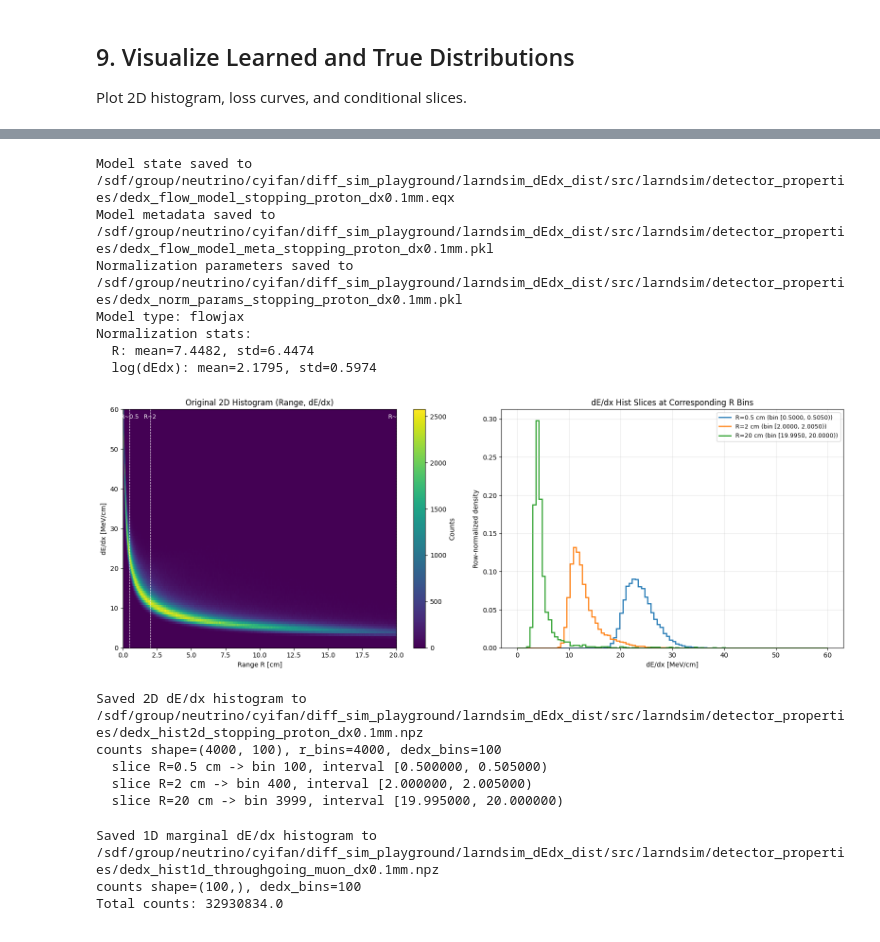
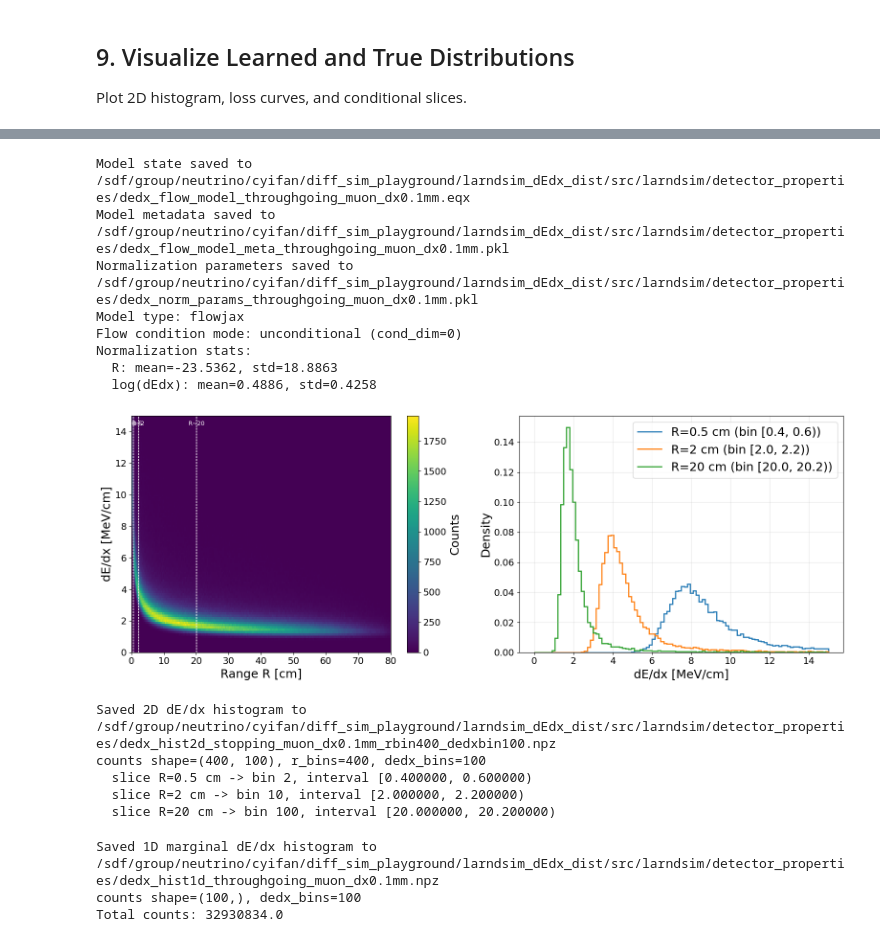
Before and after one commit to NuLads/larnd-sim-jax, a Jupyter notebook: cnf_range_dedx.ipynb, the cells around one changed output, grey strips where cells are left out. Saved outputs shown, nothing was run; the diff lists cells and outputs as text; code cells hidden in the pictures.

Commit message:
flow model training notebook

```diff
--- a/cnf_range_dedx.ipynb
+++ b/cnf_range_dedx.ipynb
@@ -313,7 +363,7 @@ flow_type = 'flowjax'  # flowjax or affine
 # Initialize model and optimizer (self-contained training cell)
 rng_key, subkey = jax.random.split(rng_key)
 if flow_type == 'flowjax':
-    model = make_flow(subkey)
+    model = make_flow(subkey, cond_dim=flow_cond_dim)
 else:
     model = make_flow_params(subkey, hidden_dim=64, n_layers=3)
 
@@ -390,7 +440,7 @@ else:
         new_model = optax.apply_updates(model, updates)
         return loss, new_model, new_opt_state
 
-print("Starting training...")
+print(f"Starting training with condition_mode={flow_condition_mode} (cond_dim={flow_cond_dim})...")
 global_step = 0
 for epoch in range(n_epochs):
     rng_key, subkey = jax.random.split(rng_key)
@@ -517,6 +567,11 @@ def sample_conditional(condition_normalized, n_samples, params, key, flow=None,
     conditions = jnp.asarray(condition_normalized, dtype=jnp.float32)
 
     if flow_type == 'flowjax':
+        # Unconditional path: ignore condition and draw directly.
+        if flow_cond_dim == 0:
+            samples = flow.sample(key, sample_shape=(n_samples,))
+            return jnp.asarray(samples).reshape(-1)
+
         # Scalar condition -> sample n_samples from one conditional distribution.
         if conditions.ndim == 0:
             condition_1d = jnp.asarray([conditions], dtype=jnp.float32)  # shape (1,)
@@ -754,10 +1457,17 @@ norm_params_serializable = {
     for k, v in norm_params.items()
 }
 
+# Keep compatibility keys for unconditional models as a convenience.
+if flow_cond_dim == 0:
+    norm_params_serializable.setdefault("R_mean", 0.0)
+    norm_params_serializable.setdefault("R_std", 1.0)
+
 model_meta = {
     "flow_type": flow_type,
     "model_state_file": model_state_path.name,
     "norm_params": norm_params_serializable,
+    "condition_mode": flow_condition_mode,
+    "cond_dim": int(flow_cond_dim),
     "load_note": (
         "Rebuild a template flow with the same architecture, then call "
         "eqx.tree_deserialise_leaves(model_state_path, template_flow)."
@@ -775,6 +1485,7 @@ print(f"Model state saved to {model_state_path}")
 print(f"Model metadata saved to {model_meta_path}")
 print(f"Normalization parameters saved to {norm_params_path}")
 print(f"Model type: {flow_type}")
+print(f"Flow condition mode: {flow_condition_mode} (cond_dim={flow_cond_dim})")
 print("Normalization stats:")
 print(f"  R: mean={norm_params_serializable['R_mean']:.4f}, std={norm_params_serializable['R_std']:.4f}")
 print(
@@ -782,27 +1493,30 @@ print(
     f"std={norm_params_serializable['dEdx_log_std']:.4f}"
 )
 # %% [output]
-Model state saved to /sdf/group/neutrino/cyifan/diff_sim_playground/larndsim_dEdx_dist/src/larndsim/detector_properties/dedx_flow_model_stopping_proton_dx0.1mm.eqx
-Model metadata saved to /sdf/group/neutrino/cyifan/diff_sim_playground/larndsim_dEdx_dist/src/larndsim/detector_properties/dedx_flow_model_meta_stopping_proton_dx0.1mm.pkl
-Normalization parameters saved to /sdf/group/neutrino/cyifan/diff_sim_playground/larndsim_dEdx_dist/src/larndsim/detector_properties/dedx_norm_params_stopping_proton_dx0.1mm.pkl
+Model state saved to /sdf/group/neutrino/cyifan/diff_sim_playground/larndsim_dEdx_dist/src/larndsim/detector_properties/dedx_flow_model_throughgoing_muon_dx0.1mm.eqx
+Model metadata saved to /sdf/group/neutrino/cyifan/diff_sim_playground/larndsim_dEdx_dist/src/larndsim/detector_properties/dedx_flow_model_meta_throughgoing_muon_dx0.1mm.pkl
+Normalization parameters saved to /sdf/group/neutrino/cyifan/diff_sim_playground/larndsim_dEdx_dist/src/larndsim/detector_properties/dedx_norm_params_throughgoing_muon_dx0.1mm.pkl
 Model type: flowjax
+Flow condition mode: unconditional (cond_dim=0)
 Normalization stats:
-  R: mean=7.4482, std=6.4474
-  log(dEdx): mean=2.1795, std=0.5974
+  R: mean=-23.5362, std=18.8863
+  log(dEdx): mean=0.4886, std=0.4258
 # %%
 import numpy as np
 import matplotlib.pyplot as plt
 from pathlib import Path
 
 # Build 2D histogram directly (same binning/range as before)
-r_bins = 4000
-dedx_bins = 100
+r_bins = 400 #4000
+dedx_bins = 100 #10 #100
 
-r_range = (0.0, 20.0)
-dedx_range = (0.0, 60.0)
+# #stopping proton
+# r_range = (0.0, 20.0)
+# dedx_range = (0.0, 60.0)
 
-# r_range = (0.0, 80.0)
-# dedx_range = (0.0, 15.0)
+# stopping muon
+r_range = (0.0, 80.0)
+dedx_range = (0.0, 15.0)
 
 # r_range = (0.0, 80.0)
 # dedx_range = (0.0, 10.0)
@@ -840,7 +1554,7 @@ mesh = ax0.pcolormesh(
 )
 ax0.set_xlabel("Range R [cm]")
 ax0.set_ylabel("dE/dx [MeV/cm]")
-ax0.set_title("Original 2D Histogram (Range, dE/dx)")
+# ax0.set_title("Original 2D Histogram (Range, dE/dx)")
 plt.colorbar(mesh, ax=ax0, label="Counts")
 
 # Mark selected R bins on the 2D panel
@@ -878,44 +1592,44 @@ for t, idx in zip(slice_targets, slice_bin_indices):
         row_density,
         dedx_edges,
         linewidth=1.8,
-        label=f"R={t:g} cm (bin [{r_left:.4f}, {r_right:.4f}))",
+        label=f"R={t:g} cm (bin [{r_left:.1f}, {r_right:.1f}))",
     )
 
 ax1.set_xlabel("dE/dx [MeV/cm]")
-ax1.set_ylabel("Row-normalized density")
-ax1.set_title("dE/dx Hist Slices at Corresponding R Bins")
+ax1.set_ylabel("Density")
+# ax1.set_title("dE/dx Hist Slices at Corresponding R Bins")
 ax1.grid(alpha=0.3)
-ax1.legend(fontsize=9)
+ax1.legend()
 
 plt.tight_layout()
 plt.show()
 
 # Persist histogram artifact for quenching_jax.py lookup-based dE/dx density.
 hist_dir = Path("/sdf/group/neutrino/cyifan/diff_sim_playground/larndsim_dEdx_dist/src/larndsim/detector_properties")
 hist_dir.mkdir(exist_ok=True)
-hist_path = hist_dir / f"dedx_hist2d_{tag}.npz"
+hist_path = hist_dir / f"dedx_hist2d_{tag}_rbin{r_bins}_dedxbin{dedx_bins}.npz"
 
 np.savez(
     hist_path,
     counts=h_counts.astype(np.float32),
     r_edges=r_edges.astype(np.float32),
     dedx_edges=dedx_edges.astype(np.float32),
     slice_targets_cm=slice_targets.astype(np.float32),
     slice_bin_indices=slice_bin_indices.astype(np.int32),
     slice_rows_density=np.asarray(slice_rows_density, dtype=np.float32),
 )
 
 print(f"Saved 2D dE/dx histogram to {hist_path}")
 print(f"counts shape={h_counts.shape}, r_bins={len(r_edges)-1}, dedx_bins={len(dedx_edges)-1}")
 for t, idx in zip(slice_targets, slice_bin_indices):
     print(f"  slice R={t:g} cm -> bin {idx}, interval [{r_edges[idx]:.6f}, {r_edges[idx+1]:.6f})")
 # %% [output]
-[figure, old version]
+[figure, new version]
-Saved 2D dE/dx histogram to /sdf/group/neutrino/cyifan/diff_sim_playground/larndsim_dEdx_dist/src/larndsim/detector_properties/dedx_hist2d_stopping_proton_dx0.1mm.npz
-counts shape=(4000, 100), r_bins=4000, dedx_bins=100
-  slice R=0.5 cm -> bin 100, interval [0.500000, 0.505000)
-  slice R=2 cm -> bin 400, interval [2.000000, 2.005000)
-  slice R=20 cm -> bin 3999, interval [19.995000, 20.000000)
+Saved 2D dE/dx histogram to /sdf/group/neutrino/cyifan/diff_sim_playground/larndsim_dEdx_dist/src/larndsim/detector_properties/dedx_hist2d_stopping_muon_dx0.1mm_rbin400_dedxbin100.npz
+counts shape=(400, 100), r_bins=400, dedx_bins=100
+  slice R=0.5 cm -> bin 2, interval [0.400000, 0.600000)
+  slice R=2 cm -> bin 10, interval [2.000000, 2.200000)
+  slice R=20 cm -> bin 100, interval [20.000000, 20.200000)
 # %%
 import numpy as np
 from pathlib import Path
```
Also changed, not shown: parts of 13 cells of this notebook.
